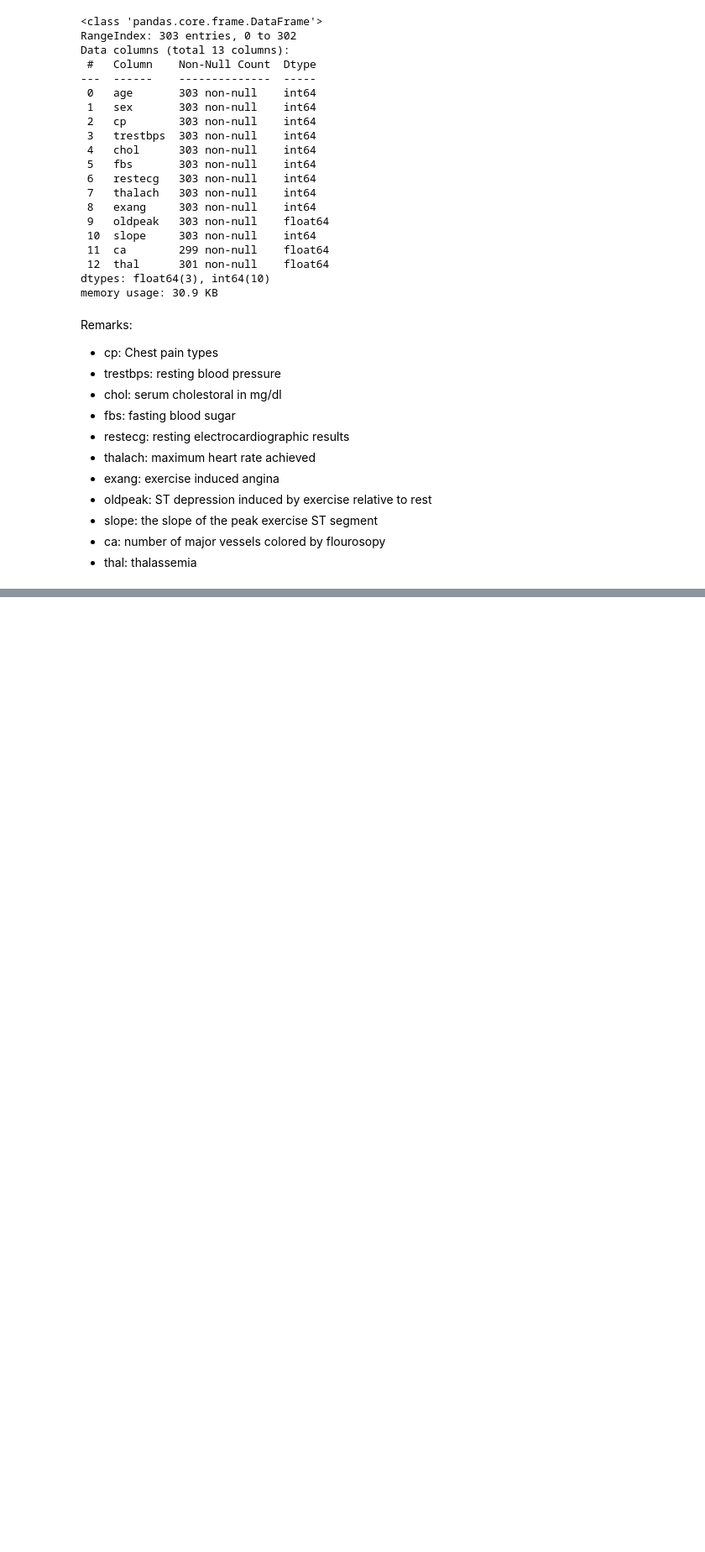
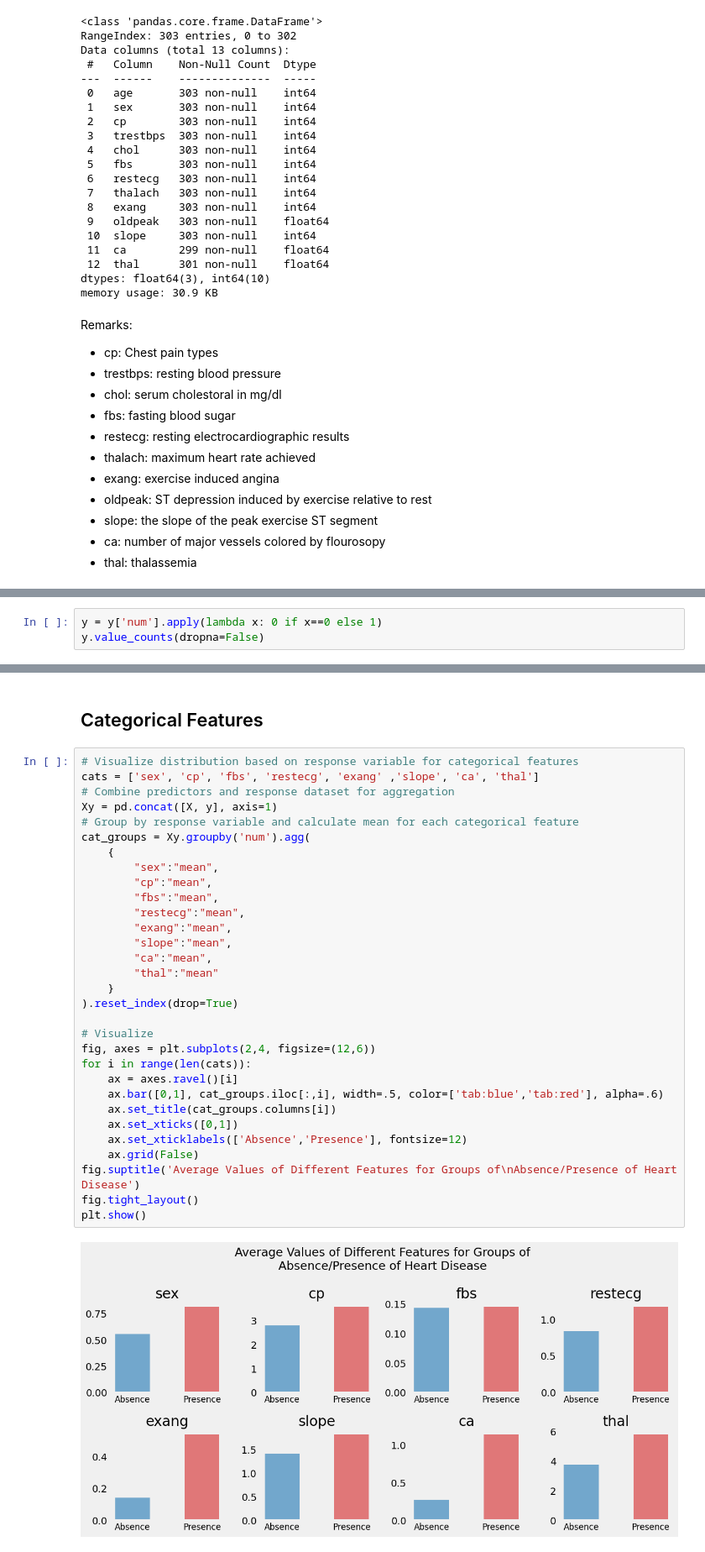
Before and after one commit to moscmh/heartdisease_by_logisticregression, a Jupyter notebook: heart.ipynb, the cells around one changed output, grey strips where cells are left out. Shown at 84% size. Saved outputs shown, nothing was run; the diff lists cells and outputs as text; blank space fills up the shorter version.

```diff
--- a/heart.ipynb
+++ b/heart.ipynb
@@ -50,0 +79,3 @@ Remarks:
+# %%
+y = y['num'].apply(lambda x: 0 if x==0 else 1)
+y.value_counts(dropna=False)
@@ -50,0 +149,35 @@ Remarks:
+# %% [markdown]
+## Categorical Features<a id='explore-cat'></a>
+# %%
+# Visualize distribution based on response variable for categorical features
+cats = ['sex', 'cp', 'fbs', 'restecg', 'exang' ,'slope', 'ca', 'thal']
+# Combine predictors and response dataset for aggregation
+Xy = pd.concat([X, y], axis=1)
+# Group by response variable and calculate mean for each categorical feature
+cat_groups = Xy.groupby('num').agg(
+    {
+        "sex":"mean",
+        "cp":"mean",
+        "fbs":"mean",
+        "restecg":"mean",
+        "exang":"mean",
+        "slope":"mean",
+        "ca":"mean",
+        "thal":"mean"
+    }
+).reset_index(drop=True)
+
+# Visualize
+fig, axes = plt.subplots(2,4, figsize=(12,6))
+for i in range(len(cats)):
+    ax = axes.ravel()[i]
+    ax.bar([0,1], cat_groups.iloc[:,i], width=.5, color=['tab:blue','tab:red'], alpha=.6)
+    ax.set_title(cat_groups.columns[i])
+    ax.set_xticks([0,1])
+    ax.set_xticklabels(['Absence','Presence'], fontsize=12)
+    ax.grid(False)
+fig.suptitle('Average Values of Different Features for Groups of\nAbsence/Presence of Heart Disease')
+fig.tight_layout()
+plt.show()
+# %% [output]
+[figure, added]
```
Also changed, not shown: parts of 25 cells of this notebook.
